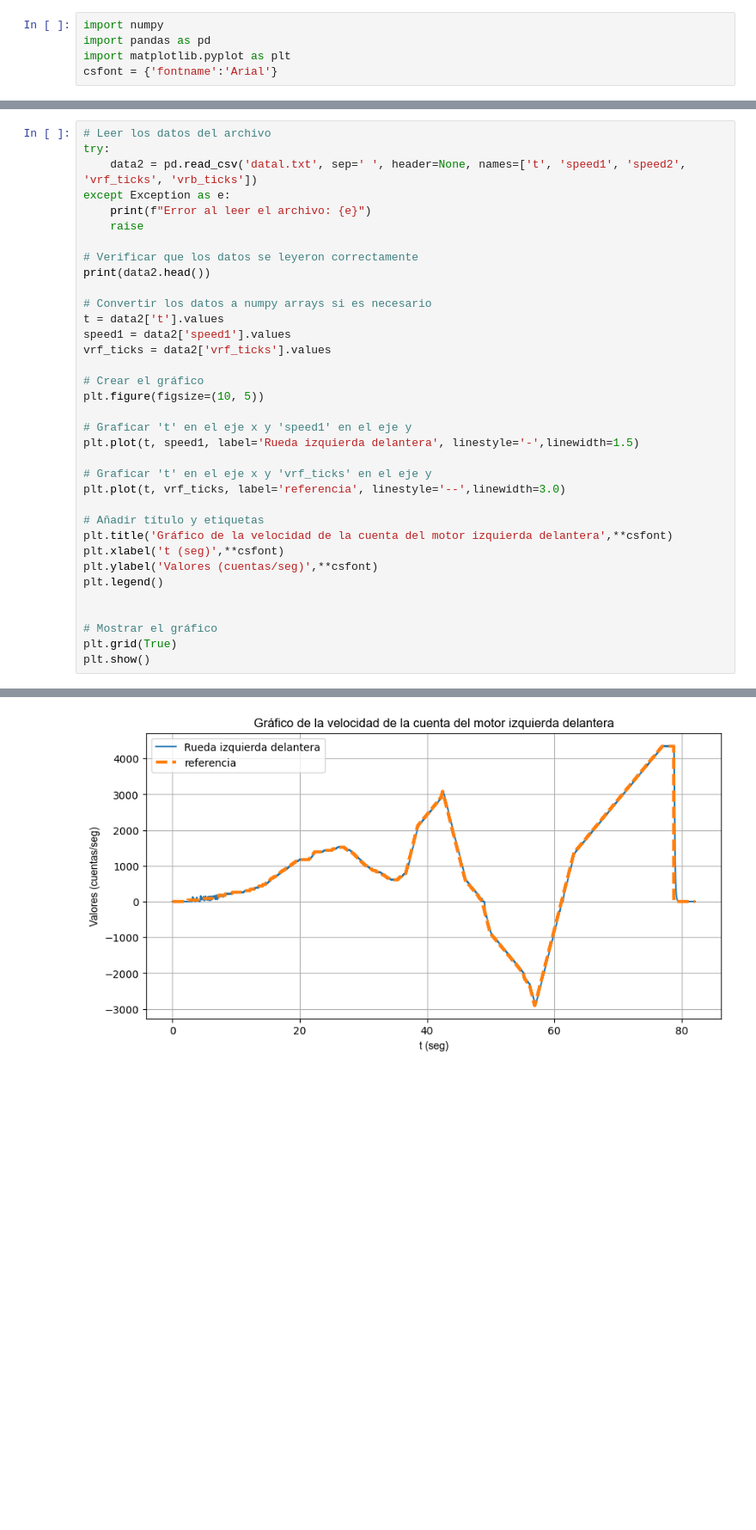
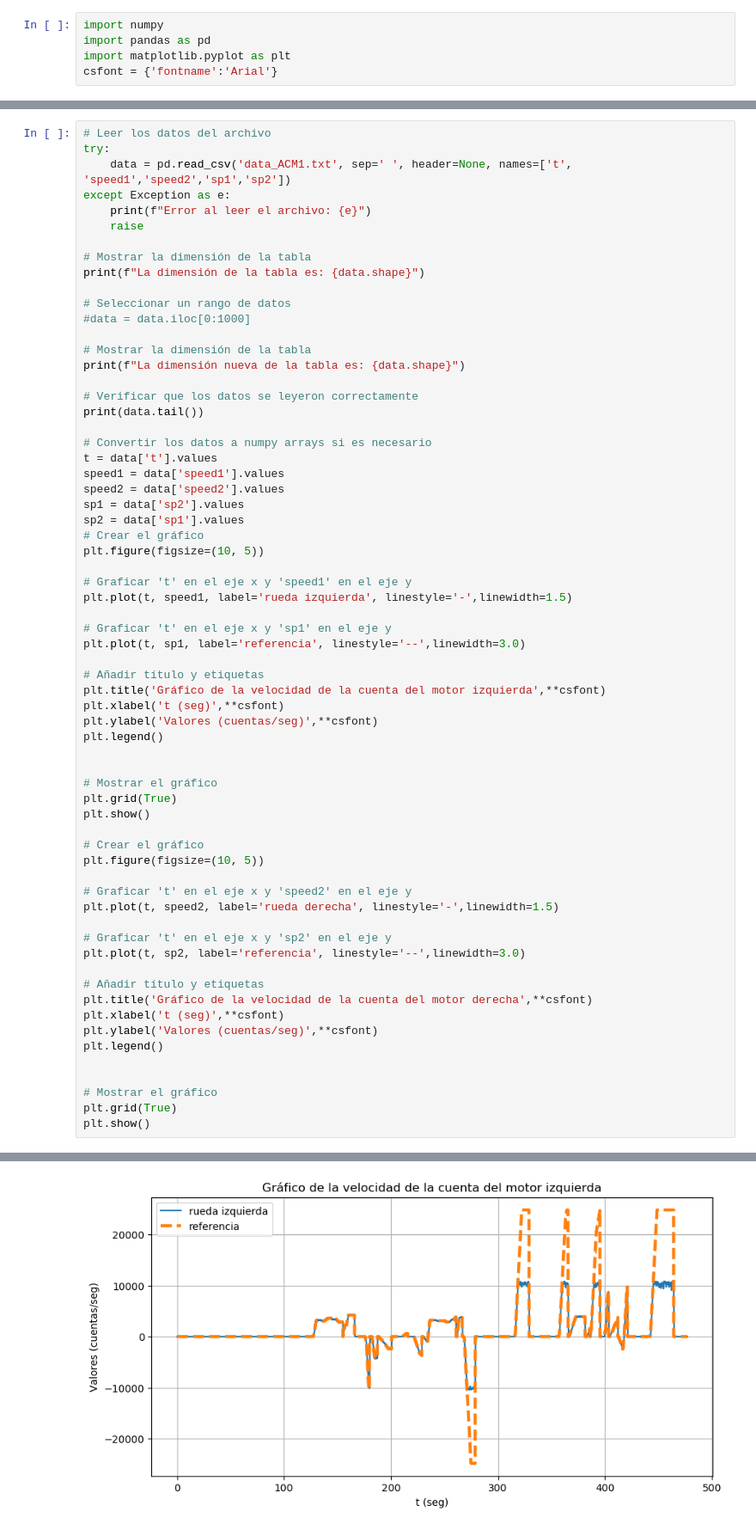
Before and after one commit to markopuch/tesis_v2, a Jupyter notebook: codes/readdata.ipynb, the cells around one changed output, grey strips where cells are left out. Shown at 86% size. Drawn from its saved outputs; the diff is of its cells as text; blank space fills up the shorter version.

Commit message:
update_data

```diff
--- a/codes/readdata.ipynb
+++ b/codes/readdata.ipynb
@@ -72,30 +339,40 @@ plt.show()
 # %%
 # Leer los datos del archivo
 try:
-    data2 = pd.read_csv('datal.txt', sep=' ', header=None, names=['t', 'speed1', 'speed2', 'vrf_ticks', 'vrb_ticks'])
+    data = pd.read_csv('data_ACM1.txt', sep=' ', header=None, names=['t', 'speed1','speed2','sp1','sp2'])
 except Exception as e:
     print(f"Error al leer el archivo: {e}")
     raise
 
+# Mostrar la dimensión de la tabla
+print(f"La dimensión de la tabla es: {data.shape}")
+
+# Seleccionar un rango de datos
+#data = data.iloc[0:1000]
+
+# Mostrar la dimensión de la tabla
+print(f"La dimensión nueva de la tabla es: {data.shape}")
+
 # Verificar que los datos se leyeron correctamente
-print(data2.head())
+print(data.tail())
 
 # Convertir los datos a numpy arrays si es necesario
-t = data2['t'].values
-speed1 = data2['speed1'].values
-vrf_ticks = data2['vrf_ticks'].values
-
+t = data['t'].values
+speed1 = data['speed1'].values
+speed2 = data['speed2'].values
+sp1 = data['sp2'].values
+sp2 = data['sp1'].values
 # Crear el gráfico
 plt.figure(figsize=(10, 5))
 
 # Graficar 't' en el eje x y 'speed1' en el eje y
-plt.plot(t, speed1, label='Rueda izquierda delantera', linestyle='-',linewidth=1.5)
+plt.plot(t, speed1, label='rueda izquierda', linestyle='-',linewidth=1.5)
 
-# Graficar 't' en el eje x y 'vrf_ticks' en el eje y
-plt.plot(t, vrf_ticks, label='referencia', linestyle='--',linewidth=3.0)
+# Graficar 't' en el eje x y 'sp1' en el eje y
+plt.plot(t, sp1, label='referencia', linestyle='--',linewidth=3.0)
 
 # Añadir título y etiquetas
-plt.title('Gráfico de la velocidad de la cuenta del motor izquierda delantera',**csfont)
+plt.title('Gráfico de la velocidad de la cuenta del motor izquierda',**csfont)
 plt.xlabel('t (seg)',**csfont)
 plt.ylabel('Valores (cuentas/seg)',**csfont)
 plt.legend()
@@ -104,4 +381,24 @@ plt.legend()
 # Mostrar el gráfico
 plt.grid(True)
 plt.show()
+
+# Crear el gráfico
+plt.figure(figsize=(10, 5))
+
+# Graficar 't' en el eje x y 'speed2' en el eje y
+plt.plot(t, speed2, label='rueda derecha', linestyle='-',linewidth=1.5)
+
+# Graficar 't' en el eje x y 'sp2' en el eje y
+plt.plot(t, sp2, label='referencia', linestyle='--',linewidth=3.0)
+
+# Añadir título y etiquetas
+plt.title('Gráfico de la velocidad de la cuenta del motor derecha',**csfont)
+plt.xlabel('t (seg)',**csfont)
+plt.ylabel('Valores (cuentas/seg)',**csfont)
+plt.legend()
+
+
+# Mostrar el gráfico
+plt.grid(True)
+plt.show()
 # %% [output]
@@ -114 +413 @@ plt.show()
-[figure, old version]
+[figure, new version]
```
Also changed, not shown: parts of 13 cells of this notebook.
